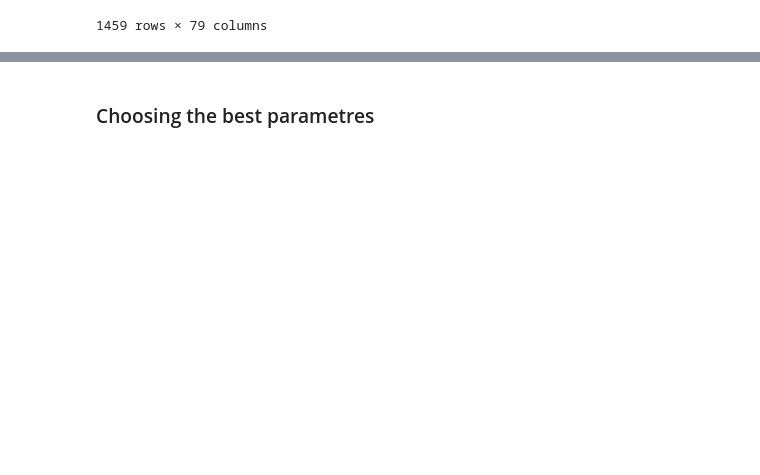
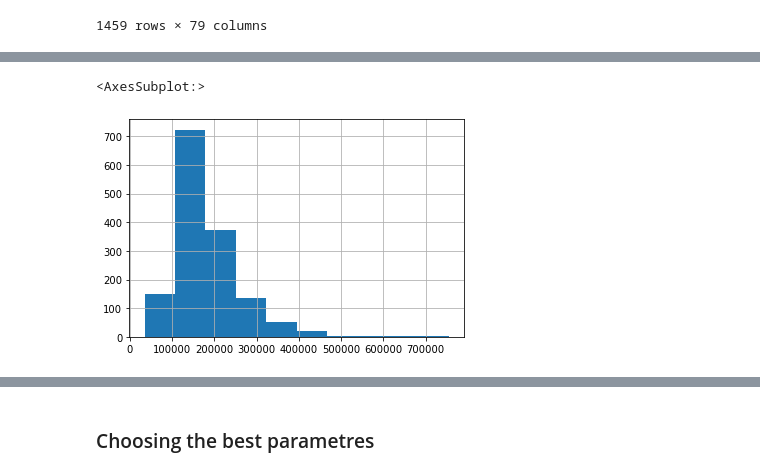
Before and after one commit to Julia117/learning_data_science, a Jupyter notebook: house_prices_advanced/house_prices.ipynb, the cells around one changed output, grey strips where cells are left out. Cells and saved outputs as stored; diff of their text form; code cells hidden in the pictures; blank space fills up the shorter version.

```diff
--- a/house_prices_advanced/house_prices.ipynb
+++ b/house_prices_advanced/house_prices.ipynb
@@ -144,0 +175,5 @@ X = X.drop('SalePrice', axis=1)
+# %%
+y.hist()
+# %% [output]
+<AxesSubplot:>
+[figure, added]
```
Also changed, not shown: parts of 57 cells of this notebook.
